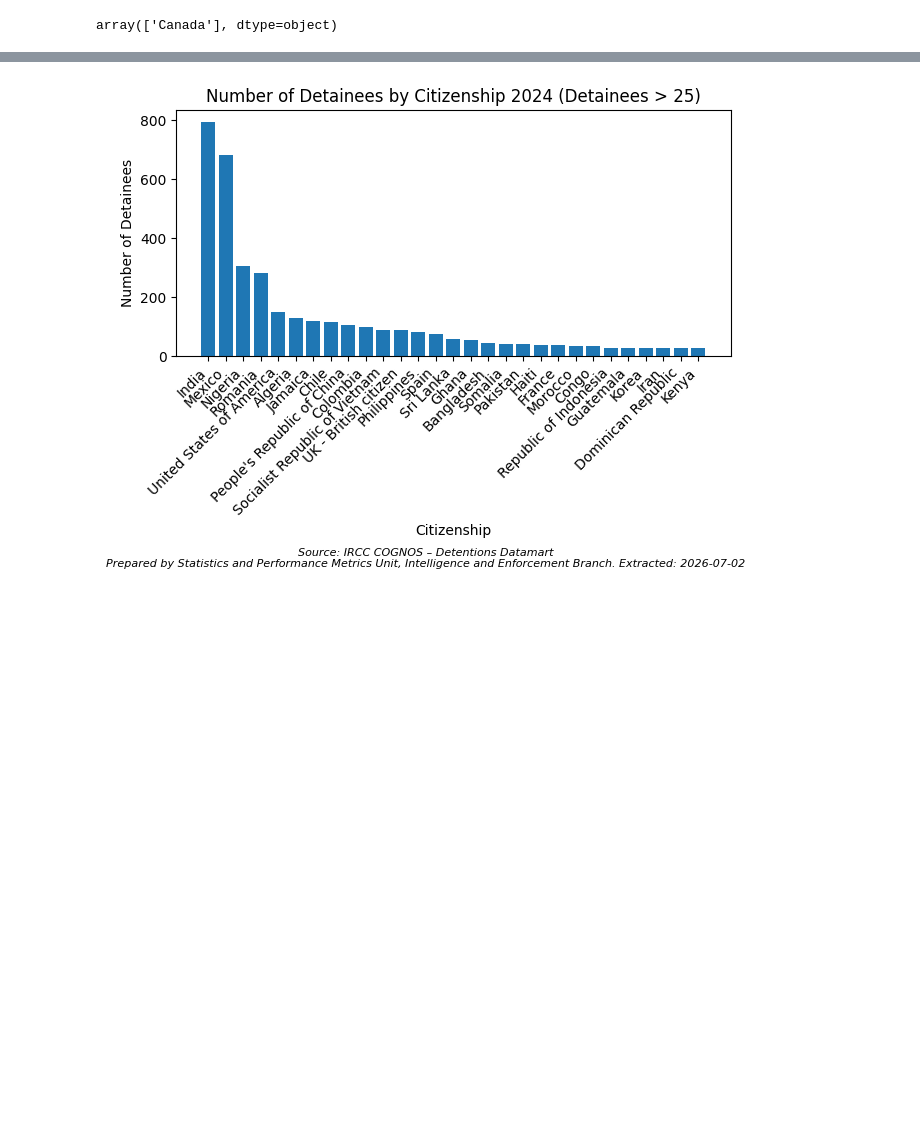
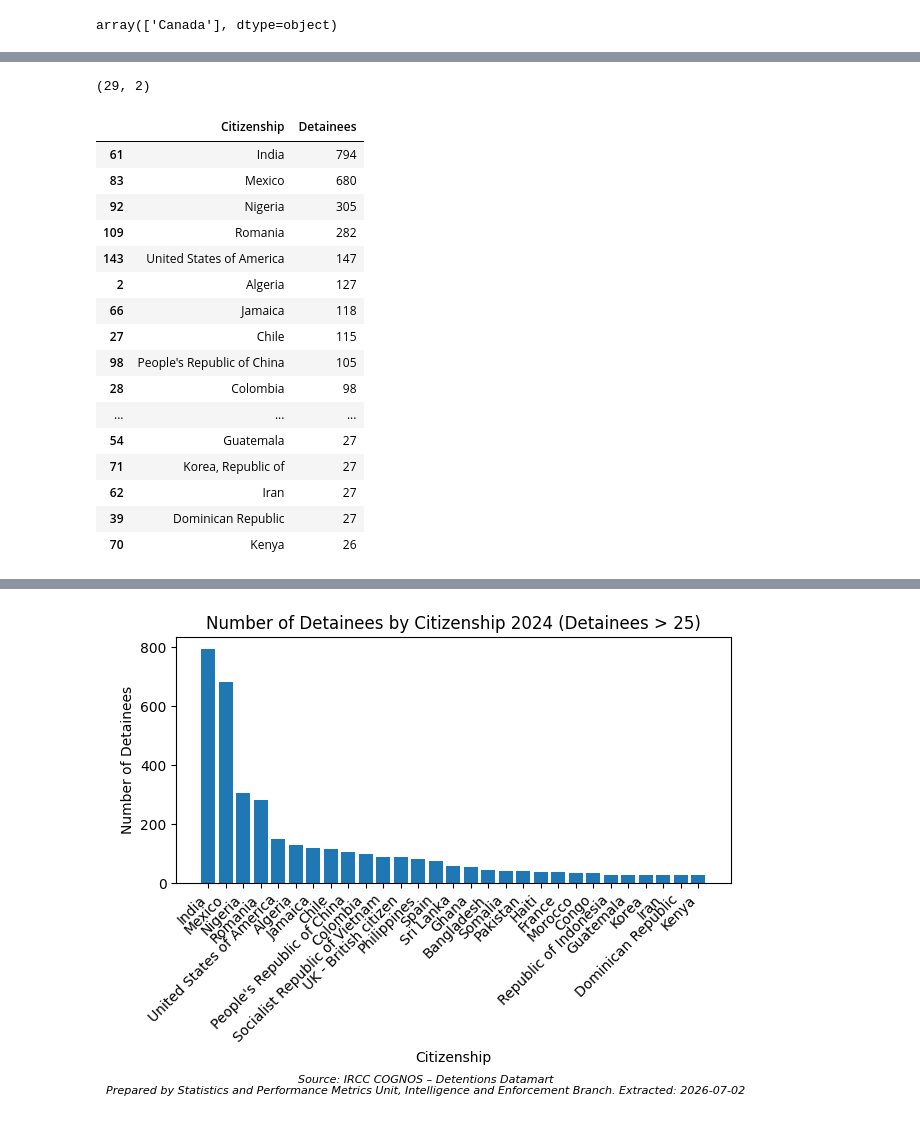
Before and after one commit to yrmo/gcinfo, a Jupyter notebook: detainees-by-country-of-citizenship-2024.ipynb, the cells around one changed output, grey strips where cells are left out. Saved outputs shown, nothing was run; the diff lists cells and outputs as text; code cells hidden in the pictures; blank space fills up the shorter version.

```diff
--- a/detainees-by-country-of-citizenship-2024.ipynb
+++ b/detainees-by-country-of-citizenship-2024.ipynb
@@ -205,0 +316,23 @@ array(['Canada'], dtype=object)
+# %%
+_debug = df_detainees_2024[df_detainees_2024["Detainees"] > 25]
+print(_debug.shape)
+_debug
+# %% [output]
+(29, 2)
+|  | Citizenship | Detainees |
+| 61 | India | 794 |
+| 83 | Mexico | 680 |
+| 92 | Nigeria | 305 |
+| 109 | Romania | 282 |
+| 143 | United States of America | 147 |
+| 2 | Algeria | 127 |
+| 66 | Jamaica | 118 |
+| 27 | Chile | 115 |
+| 98 | People's Republic of China | 105 |
+| 28 | Colombia | 98 |
+| ... | ... | ... |
+| 54 | Guatemala | 27 |
+| 71 | Korea, Republic of | 27 |
+| 62 | Iran | 27 |
+| 39 | Dominican Republic | 27 |
+| 70 | Kenya | 26 |
```
Also changed, not shown: parts of 8 cells of this notebook.
